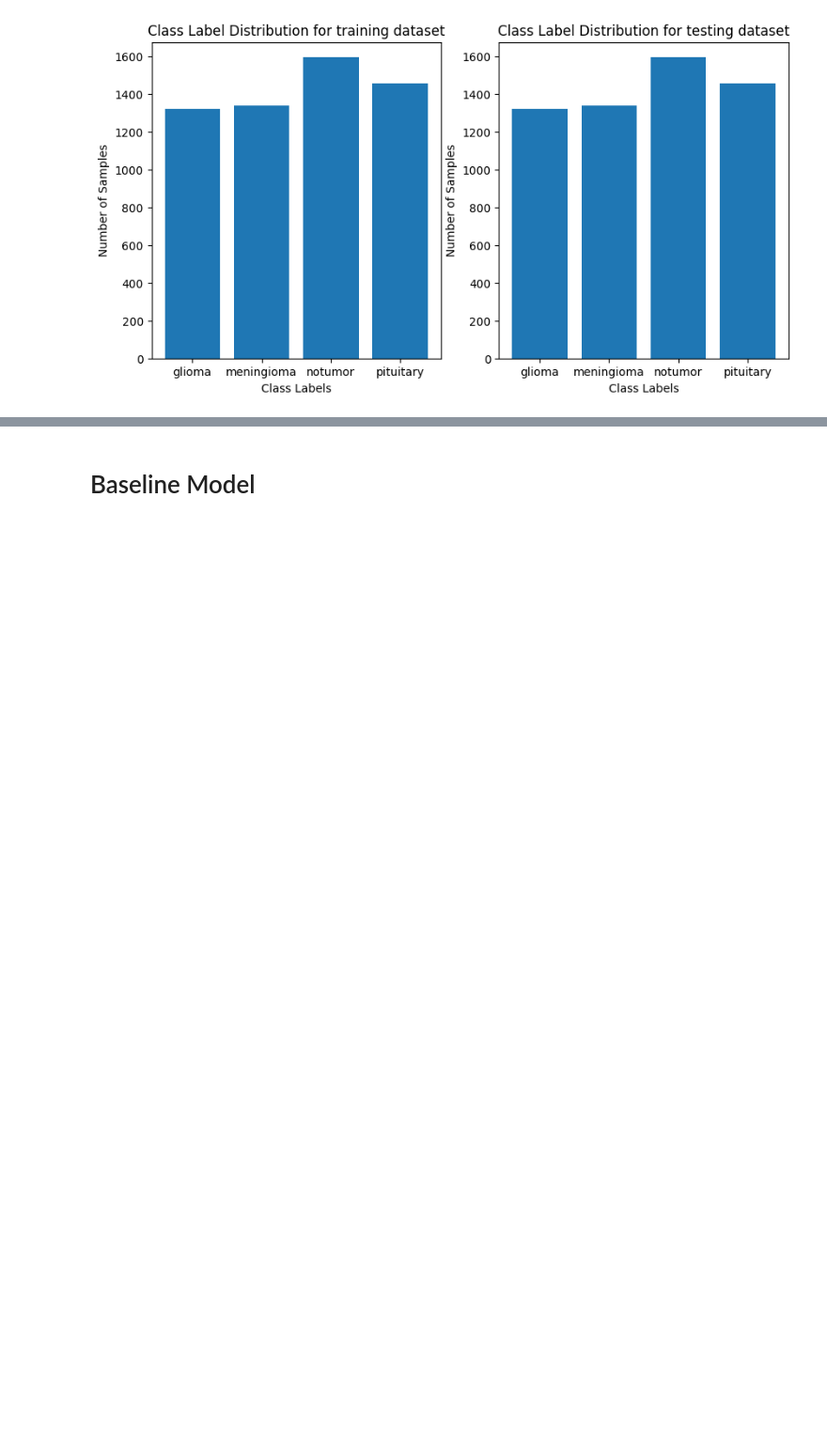
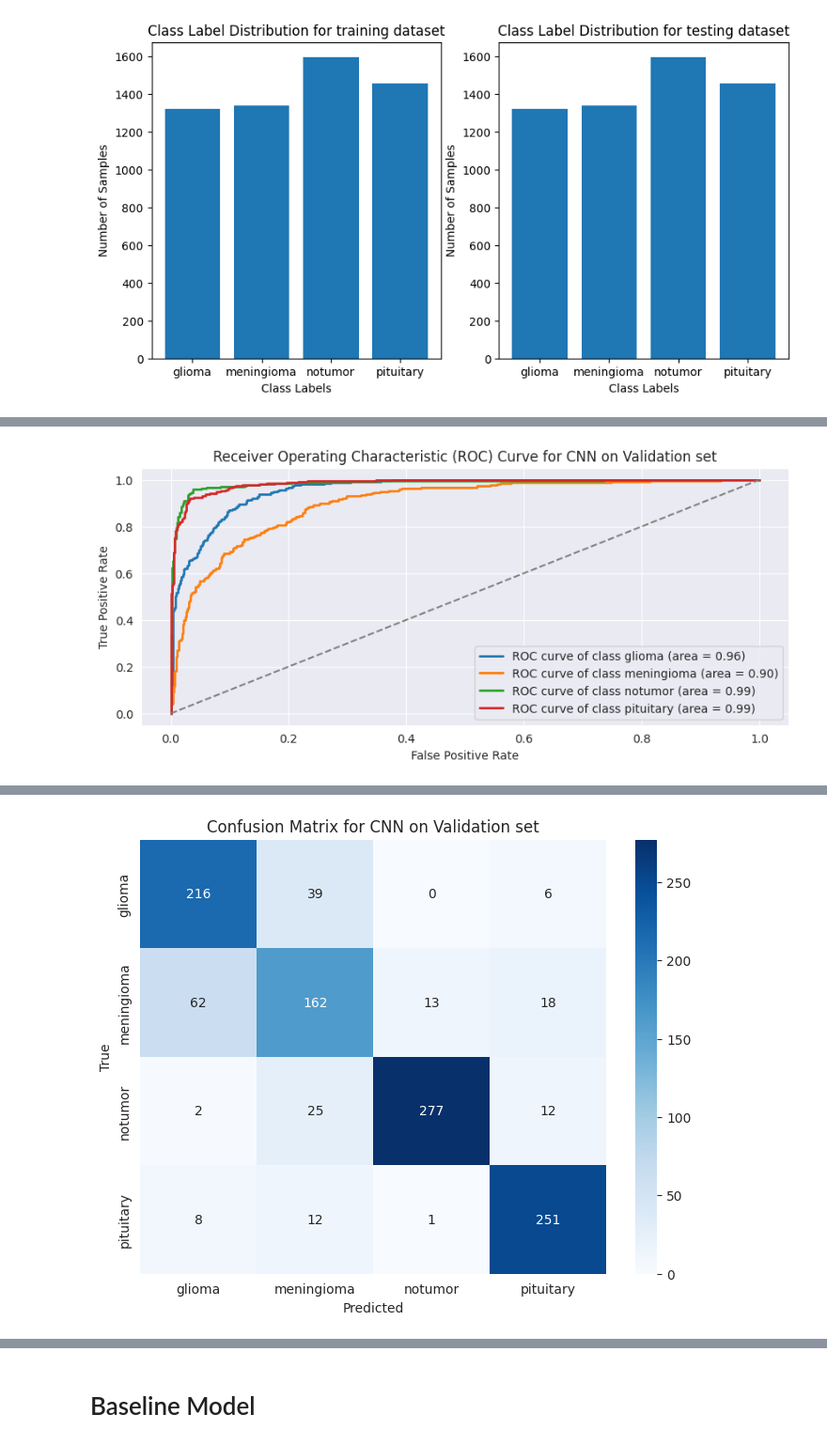
Before and after one commit to Tinus1424/braintumor, a Jupyter notebook: main_notebook.ipynb, the cells around one changed output, grey strips where cells are left out. Shown at 94% size. Saved outputs shown, nothing was run; the diff lists cells and outputs as text; code cells hidden in the pictures; blank space fills up the shorter version.

```diff
--- a/main_notebook.ipynb
+++ b/main_notebook.ipynb
@@ -123,0 +201,7 @@ earl
+# %%
+plot_roc_curve(cnn, X_val, y_val, class_names_train, title = 'CNN on Validation set')
+plot_confusion_matrix(cnn, X_val, y_val, class_names_train, normalize=False, title = 'CNN on Validation set')
+
+plot_roc_curve(cnn, X_test, y_test, class_names_test, title = 'CNN on Test set')
+plot_confusion_matrix(cnn, X_test, y_test, class_names_test, normalize=False, title = 'CNN on Test set')
+# %% [output]
@@ -123,0 +209 @@ earl
+[figure, added]
@@ -123,0 +211 @@ earl
+[figure, added]
```
Also changed, not shown: parts of 18 cells of this notebook, 4 other files.
